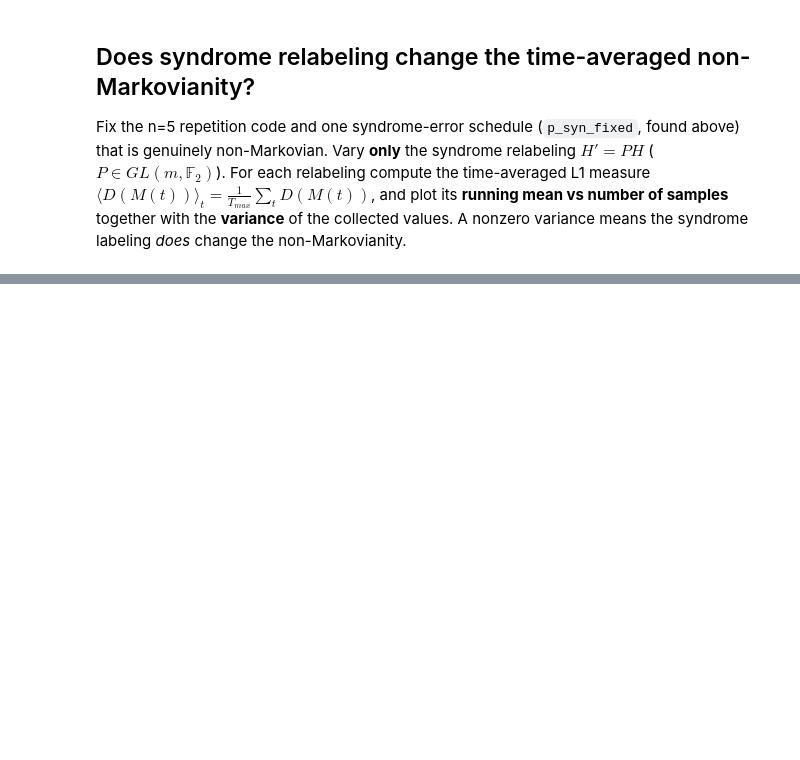
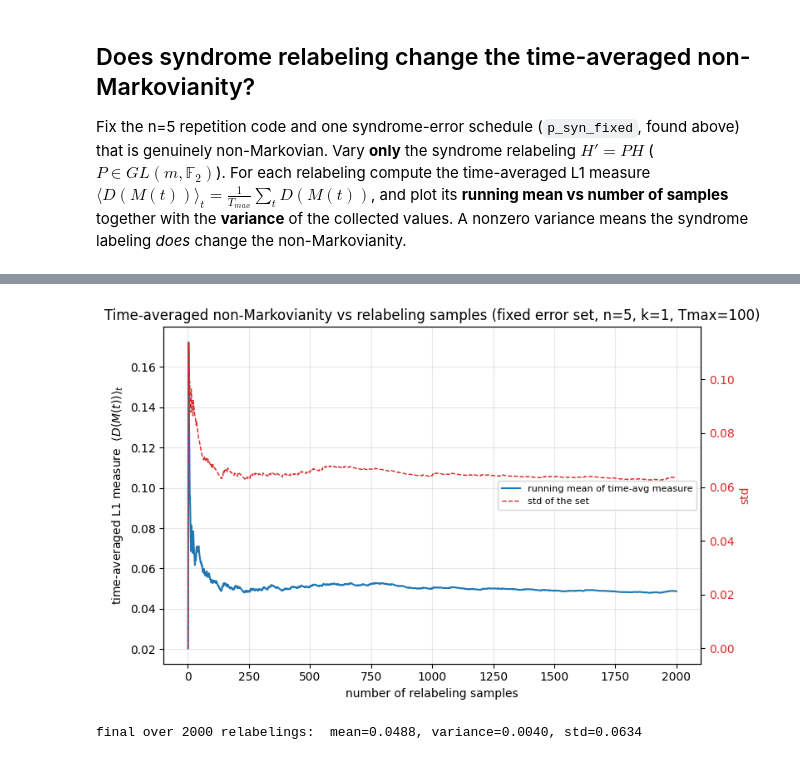
Before and after one commit to YommoY-official/MPQMasters, a Jupyter notebook: non_markovian_measure/04_nonmarkovian_models.ipynb, the cells around one changed output, grey strips where cells are left out. Drawn from its saved outputs; the diff is of its cells as text; code cells hidden in the pictures; blank space fills up the shorter version.

```diff
--- a/non_markovian_measure/04_nonmarkovian_models.ipynb
+++ b/non_markovian_measure/04_nonmarkovian_models.ipynb
@@ -771,0 +752,27 @@ print(f'final over {N_max} relabelings:  mean={run_mean[-1]:.4f}, '
+# %%
+
+fig, ax = plt.subplots(figsize=(8, 5))
+ax.plot(ns, run_mean, color='C0', label='running mean of time-avg measure')
+#ax.fill_between(ns, run_mean - run_std, run_mean + run_std, color='C0', alpha=0.2, label=r'$\pm1$ std (spread across relabelings)')
+ax.set_xlabel('number of relabeling samples')
+ax.set_ylabel(r'time-averaged L1 measure  $\langle D(M(t))\rangle_t$')
+ax.set_title(f'Time-averaged non-Markovianity vs relabeling samples '
+             f'(fixed error set, n={code.n}, k={code.k}, Tmax={Tmax})')
+ax.grid(alpha=0.3)
+
+ax2 = ax.twinx()
+ax2.plot(ns, run_std, color='C3', lw=1, ls='--', label='std of the set')
+ax2.set_ylabel('std', color='C3'); ax2.tick_params(axis='y', labelcolor='C3')
+
+h1, l1 = ax.get_legend_handles_labels(); h2, l2 = ax2.get_legend_handles_labels()
+ax.legend(h1 + h2, l1 + l2, loc='center right', fontsize=8)
+fig.tight_layout()
+os.makedirs('plots', exist_ok=True)
+fig.savefig('plots/relabel_time_avg_measure.png', dpi=150, bbox_inches='tight')
+plt.show()
+
+print(f'final over {N_max} relabelings:  mean={run_mean[-1]:.4f}, '
+      f'variance={run_var[-1]:.4f}, std={run_std[-1]:.4f}')
+# %% [output]
+[figure, added]
+final over 2000 relabelings:  mean=0.0488, variance=0.0040, std=0.0634
```
Also changed, not shown: parts of 1 cell of this notebook.
